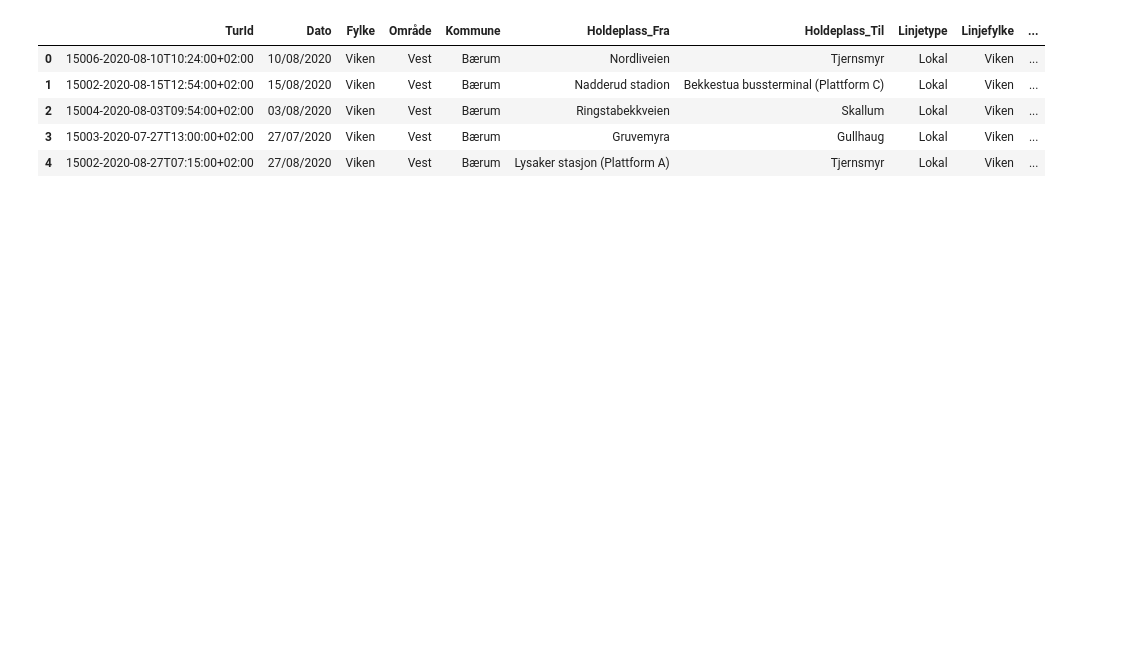
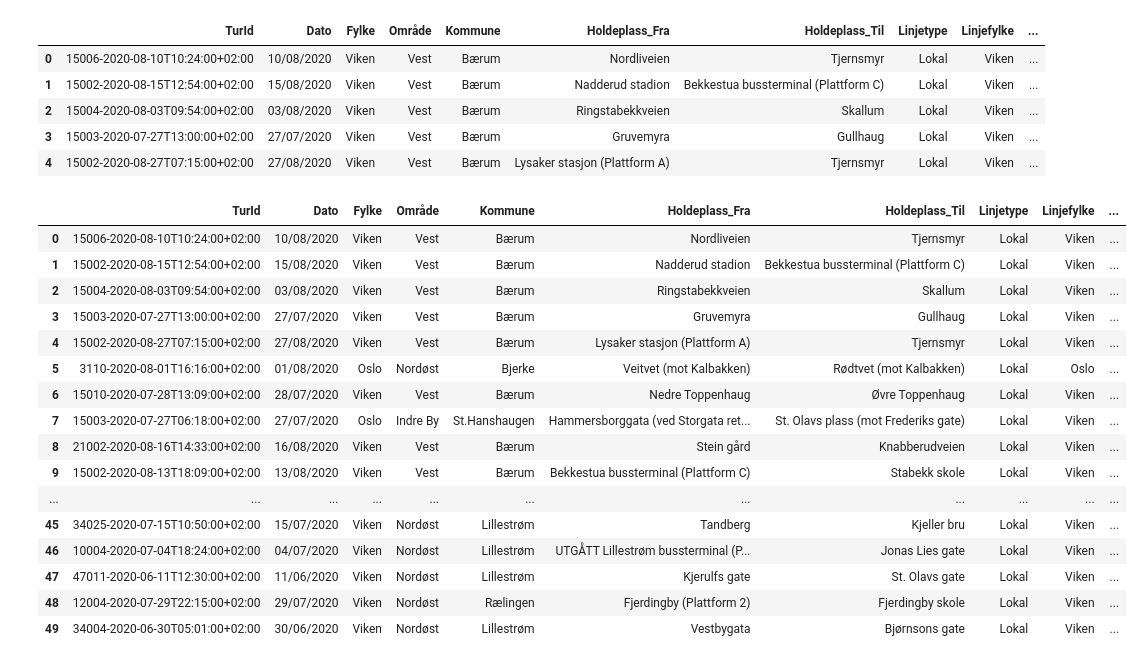
Before and after one commit to Jovalb/Assignement1Data, a Jupyter notebook: Example1.ipynb, the cells around one changed output. Drawn from its saved outputs; the diff is of its cells as text; code cells hidden in the pictures; blank space fills up the shorter version.

```diff
--- a/Example1.ipynb
+++ b/Example1.ipynb
@@ -11,3 +11,23 @@ dataframe.head()
 | 2 | 15004-2020-08-03T09:54:00+02:00 | 03/08/2020 | Viken | Vest | Bærum | Ringstabekkveien | Skallum | Lokal | Viken | ... |
 | 3 | 15003-2020-07-27T13:00:00+02:00 | 27/07/2020 | Viken | Vest | Bærum | Gruvemyra | Gullhaug | Lokal | Viken | ... |
 | 4 | 15002-2020-08-27T07:15:00+02:00 | 27/08/2020 | Viken | Vest | Bærum | Lysaker stasjon (Plattform A) | Tjernsmyr | Lokal | Viken | ... |
+# %%
+dataframe.head(50)
+# %% [output]
+|  | TurId | Dato | Fylke | Område | Kommune | Holdeplass_Fra | Holdeplass_Til | Linjetype | Linjefylke | ... |
+| 0 | 15006-2020-08-10T10:24:00+02:00 | 10/08/2020 | Viken | Vest | Bærum | Nordliveien | Tjernsmyr | Lokal | Viken | ... |
+| 1 | 15002-2020-08-15T12:54:00+02:00 | 15/08/2020 | Viken | Vest | Bærum | Nadderud stadion | Bekkestua bussterminal (Plattform C) | Lokal | Viken | ... |
+| 2 | 15004-2020-08-03T09:54:00+02:00 | 03/08/2020 | Viken | Vest | Bærum | Ringstabekkveien | Skallum | Lokal | Viken | ... |
+| 3 | 15003-2020-07-27T13:00:00+02:00 | 27/07/2020 | Viken | Vest | Bærum | Gruvemyra | Gullhaug | Lokal | Viken | ... |
+| 4 | 15002-2020-08-27T07:15:00+02:00 | 27/08/2020 | Viken | Vest | Bærum | Lysaker stasjon (Plattform A) | Tjernsmyr | Lokal | Viken | ... |
+| 5 | 3110-2020-08-01T16:16:00+02:00 | 01/08/2020 | Oslo | Nordøst | Bjerke | Veitvet (mot Kalbakken) | Rødtvet (mot Kalbakken) | Lokal | Oslo | ... |
+| 6 | 15010-2020-07-28T13:09:00+02:00 | 28/07/2020 | Viken | Vest | Bærum | Nedre Toppenhaug | Øvre Toppenhaug | Lokal | Viken | ... |
+| 7 | 15003-2020-07-27T06:18:00+02:00 | 27/07/2020 | Oslo | Indre By | St.Hanshaugen | Hammersborggata (ved Storgata ret... | St. Olavs plass (mot Frederiks gate) | Lokal | Viken | ... |
+| 8 | 21002-2020-08-16T14:33:00+02:00 | 16/08/2020 | Viken | Vest | Bærum | Stein gård | Knabberudveien | Lokal | Viken | ... |
+| 9 | 15002-2020-08-13T18:09:00+02:00 | 13/08/2020 | Viken | Vest | Bærum | Bekkestua bussterminal (Plattform C) | Stabekk skole | Lokal | Viken | ... |
+| ... | ... | ... | ... | ... | ... | ... | ... | ... | ... | ... |
+| 45 | 34025-2020-07-15T10:50:00+02:00 | 15/07/2020 | Viken | Nordøst | Lillestrøm | Tandberg | Kjeller bru | Lokal | Viken | ... |
+| 46 | 10004-2020-07-04T18:24:00+02:00 | 04/07/2020 | Viken | Nordøst | Lillestrøm | UTGÅTT Lillestrøm bussterminal (P... | Jonas Lies gate | Lokal | Viken | ... |
+| 47 | 47011-2020-06-11T12:30:00+02:00 | 11/06/2020 | Viken | Nordøst | Lillestrøm | Kjerulfs gate | St. Olavs gate | Lokal | Viken | ... |
+| 48 | 12004-2020-07-29T22:15:00+02:00 | 29/07/2020 | Viken | Nordøst | Rælingen | Fjerdingby (Plattform 2) | Fjerdingby skole | Lokal | Viken | ... |
+| 49 | 34004-2020-06-30T05:01:00+02:00 | 30/06/2020 | Viken | Nordøst | Lillestrøm | Vestbygata | Bjørnsons gate | Lokal | Viken | ... |
```
Also changed, not shown: parts of 1 cell of this notebook.
